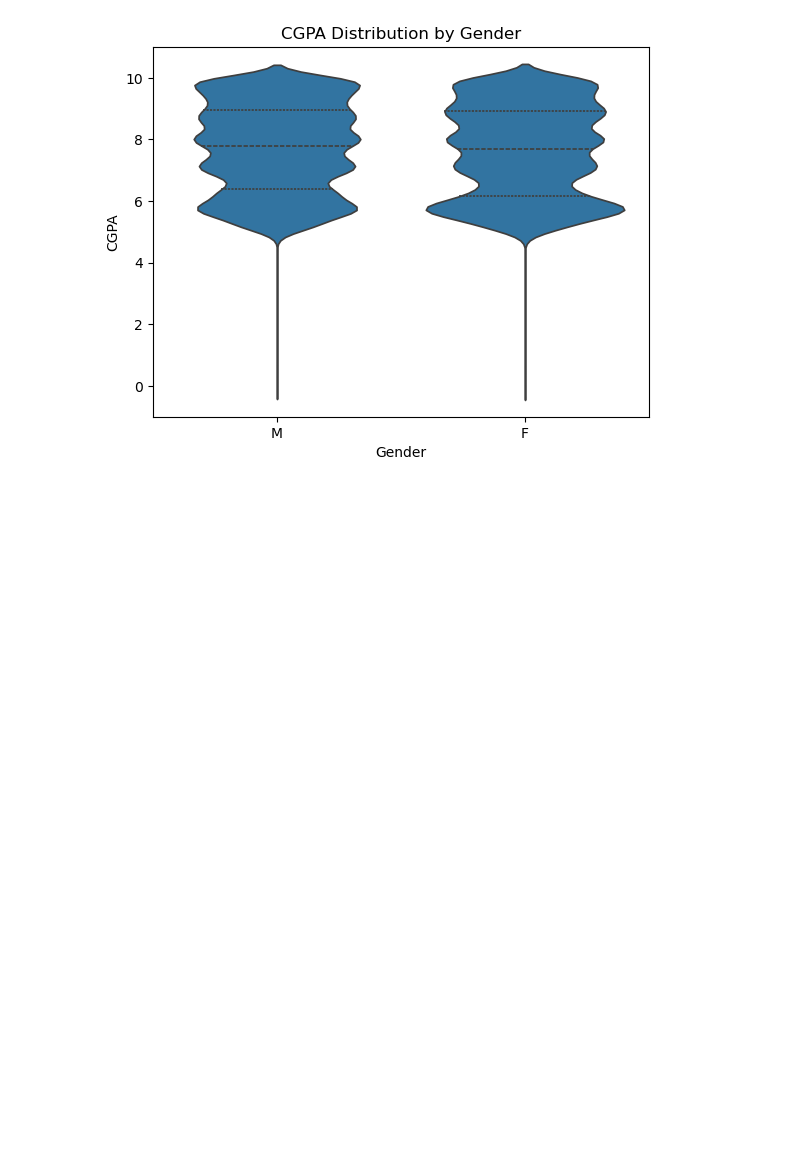
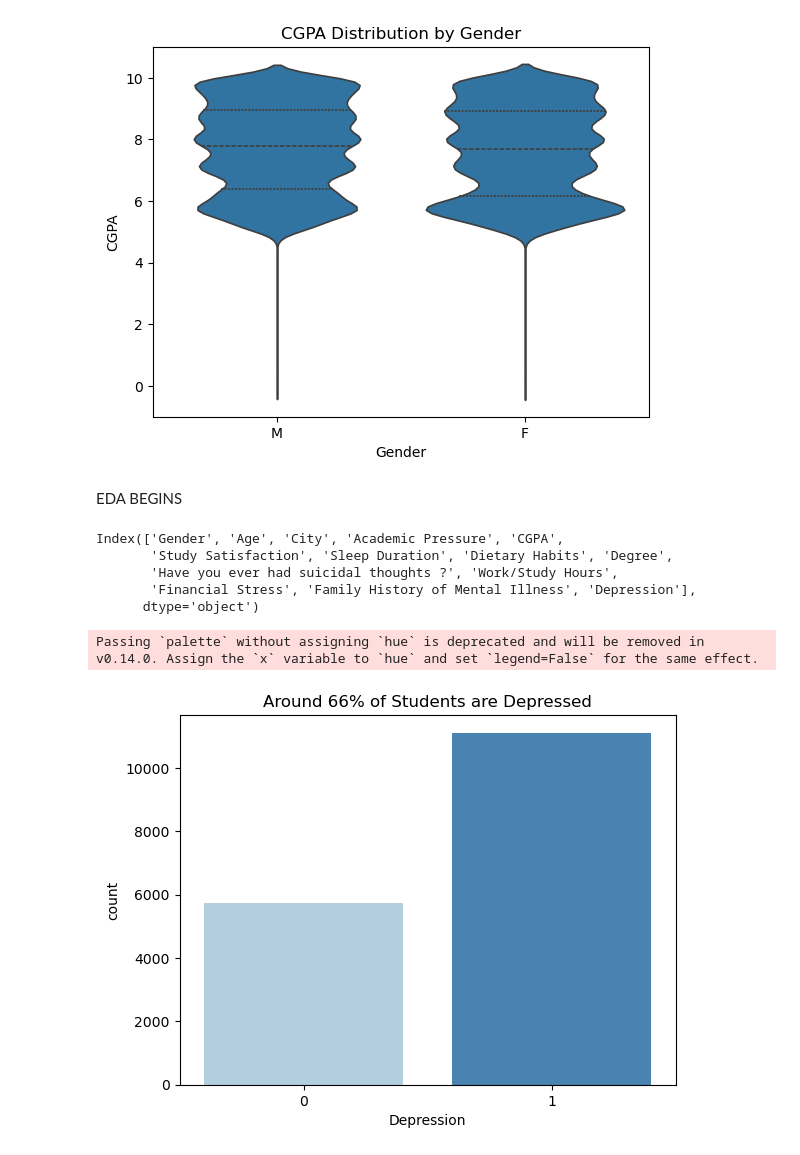
Before and after one commit to DanishShaikh18/Student-Mental-Health-Analysis, a Jupyter notebook: eda.ipynb, the cells around one changed output. Saved outputs shown, nothing was run; the diff lists cells and outputs as text; code cells hidden in the pictures; blank space fills up the shorter version.

Commit message:
Final Cleaned DataFrame

```diff
--- a/eda.ipynb
+++ b/eda.ipynb
@@ -198,3 +198,26 @@ plt.title("CGPA Distribution by Gender")
 plt.show()
 # %% [output]
 [figure]
+# %% [markdown]
+EDA BEGINS
+# %%
+df = pd.read_excel(r'datasets\Ready_Dataset.xlsx')
+# %%
+df.columns
+# %% [output]
+Index(['Gender', 'Age', 'City', 'Academic Pressure', 'CGPA',
+       'Study Satisfaction', 'Sleep Duration', 'Dietary Habits', 'Degree',
+       'Have you ever had suicidal thoughts ?', 'Work/Study Hours',
+       'Financial Stress', 'Family History of Mental Illness', 'Depression'],
+      dtype='object')
+# %%
+# ...existing code...
+
+depressed_percent = df['Depression'].value_counts(normalize=True)[1] * 100
+sns.countplot(data=df, x='Depression', palette='Blues')
+plt.title(f'Around {depressed_percent:.0f}% of Students are Depressed')
+plt.show()
+# ...existing code...
+# %% [output]
+Passing `palette` without assigning `hue` is deprecated and will be removed in v0.14.0. Assign the `x` variable to `hue` and set `legend=False` for the same effect.
+[figure, added]
```
Also changed, not shown: parts of 25 cells of this notebook, 5 other files.
